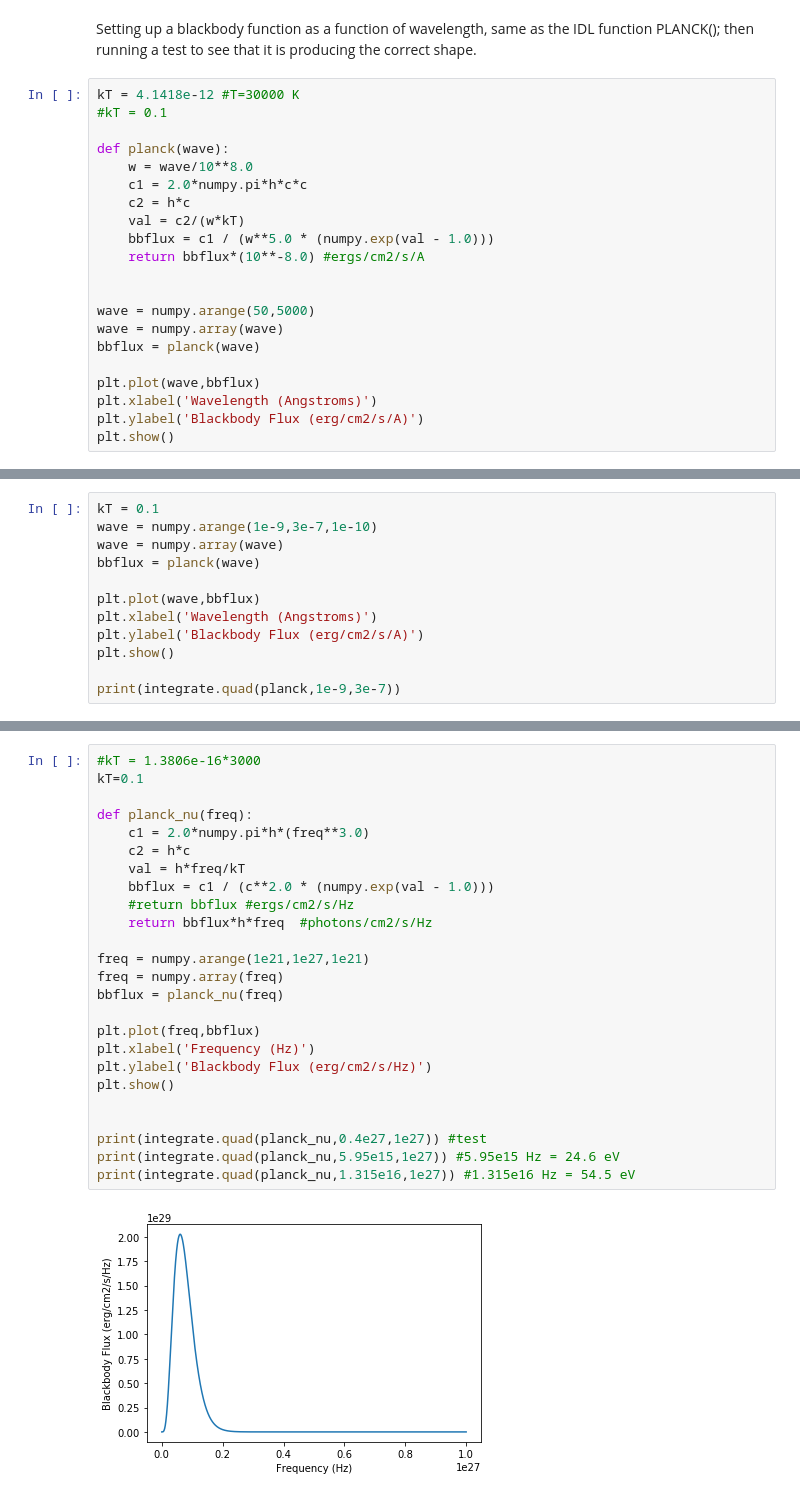
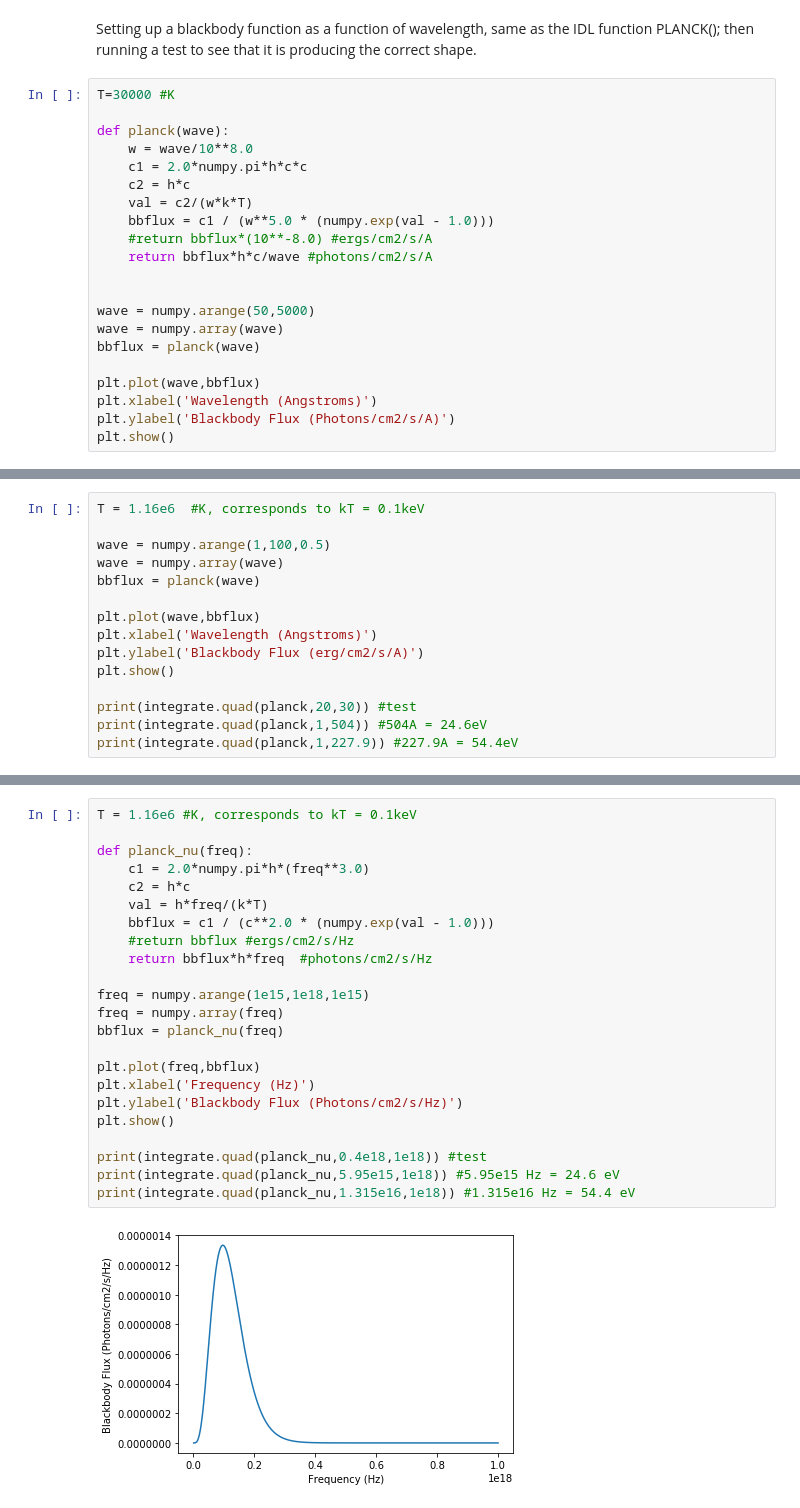
Before and after one commit to karur/blackbody-integration, a Jupyter notebook: blackbody_integral.ipynb, the cells around one changed output, grey strips where cells are left out. Cells and saved outputs as stored; diff of their text form.

```diff
--- a/blackbody_integral.ipynb
+++ b/blackbody_integral.ipynb
@@ -13,16 +13,16 @@ h=6.626e-27 #Planck constant cgs (erg.s)
 # %% [markdown]
 Setting up a blackbody function as a function of wavelength, same as the IDL function PLANCK(); then running a test to see that it is producing the correct shape.
 # %%
-kT = 4.1418e-12 #T=30000 K
-#kT = 0.1
+T=30000 #K
 
 def planck(wave):
     w = wave/10**8.0
     c1 = 2.0*numpy.pi*h*c*c
     c2 = h*c
-    val = c2/(w*kT)
+    val = c2/(w*k*T)
     bbflux = c1 / (w**5.0 * (numpy.exp(val - 1.0)))
-    return bbflux*(10**-8.0) #ergs/cm2/s/A
+    #return bbflux*(10**-8.0) #ergs/cm2/s/A
+    return bbflux*h*c/wave #photons/cm2/s/A
 
 
 wave = numpy.arange(50,5000)
@@ -31,6 +31,6 @@ bbflux = planck(wave)
 
 plt.plot(wave,bbflux)
 plt.xlabel('Wavelength (Angstroms)')
-plt.ylabel('Blackbody Flux (erg/cm2/s/A)')
+plt.ylabel('Blackbody Flux (Photons/cm2/s/A)')
 plt.show()
 # %% [output]
@@ -46,6 +46,7 @@ print(integrate.quad(planck,1000,1100))
 # %%
-kT = 0.1
-wave = numpy.arange(1e-9,3e-7,1e-10)
+T = 1.16e6  #K, corresponds to kT = 0.1keV
+
+wave = numpy.arange(1,100,0.5)
 wave = numpy.array(wave)
 bbflux = planck(wave)
 
@@ -54,5 +55,7 @@ plt.xlabel('Wavelength (Angstroms)')
 plt.ylabel('Blackbody Flux (erg/cm2/s/A)')
 plt.show()
 
-print(integrate.quad(planck,1e-9,3e-7))
+print(integrate.quad(planck,20,30)) #test
+print(integrate.quad(planck,1,504)) #504A = 24.6eV
+print(integrate.quad(planck,1,227.9)) #227.9A = 54.4eV
 # %% [output]
@@ -63,27 +68,25 @@ This gives the wrong answer, due to errors from subtracting very small numbers.
 # %%
-#kT = 1.3806e-16*3000
-kT=0.1
+T = 1.16e6 #K, corresponds to kT = 0.1keV
 
 def planck_nu(freq):
     c1 = 2.0*numpy.pi*h*(freq**3.0)
     c2 = h*c
-    val = h*freq/kT
+    val = h*freq/(k*T)
     bbflux = c1 / (c**2.0 * (numpy.exp(val - 1.0)))
     #return bbflux #ergs/cm2/s/Hz
     return bbflux*h*freq  #photons/cm2/s/Hz
 
-freq = numpy.arange(1e21,1e27,1e21)
+freq = numpy.arange(1e15,1e18,1e15)
 freq = numpy.array(freq)
 bbflux = planck_nu(freq)
 
 plt.plot(freq,bbflux)
 plt.xlabel('Frequency (Hz)')
-plt.ylabel('Blackbody Flux (erg/cm2/s/Hz)')
+plt.ylabel('Blackbody Flux (Photons/cm2/s/Hz)')
 plt.show()
 
-
-print(integrate.quad(planck_nu,0.4e27,1e27)) #test
-print(integrate.quad(planck_nu,5.95e15,1e27)) #5.95e15 Hz = 24.6 eV
-print(integrate.quad(planck_nu,1.315e16,1e27)) #1.315e16 Hz = 54.5 eV
+print(integrate.quad(planck_nu,0.4e18,1e18)) #test
+print(integrate.quad(planck_nu,5.95e15,1e18)) #5.95e15 Hz = 24.6 eV
+print(integrate.quad(planck_nu,1.315e16,1e18)) #1.315e16 Hz = 54.4 eV
 # %% [output]
-[figure, old version]
+[figure, new version]
```
Also changed, not shown: parts of 7 cells of this notebook.
